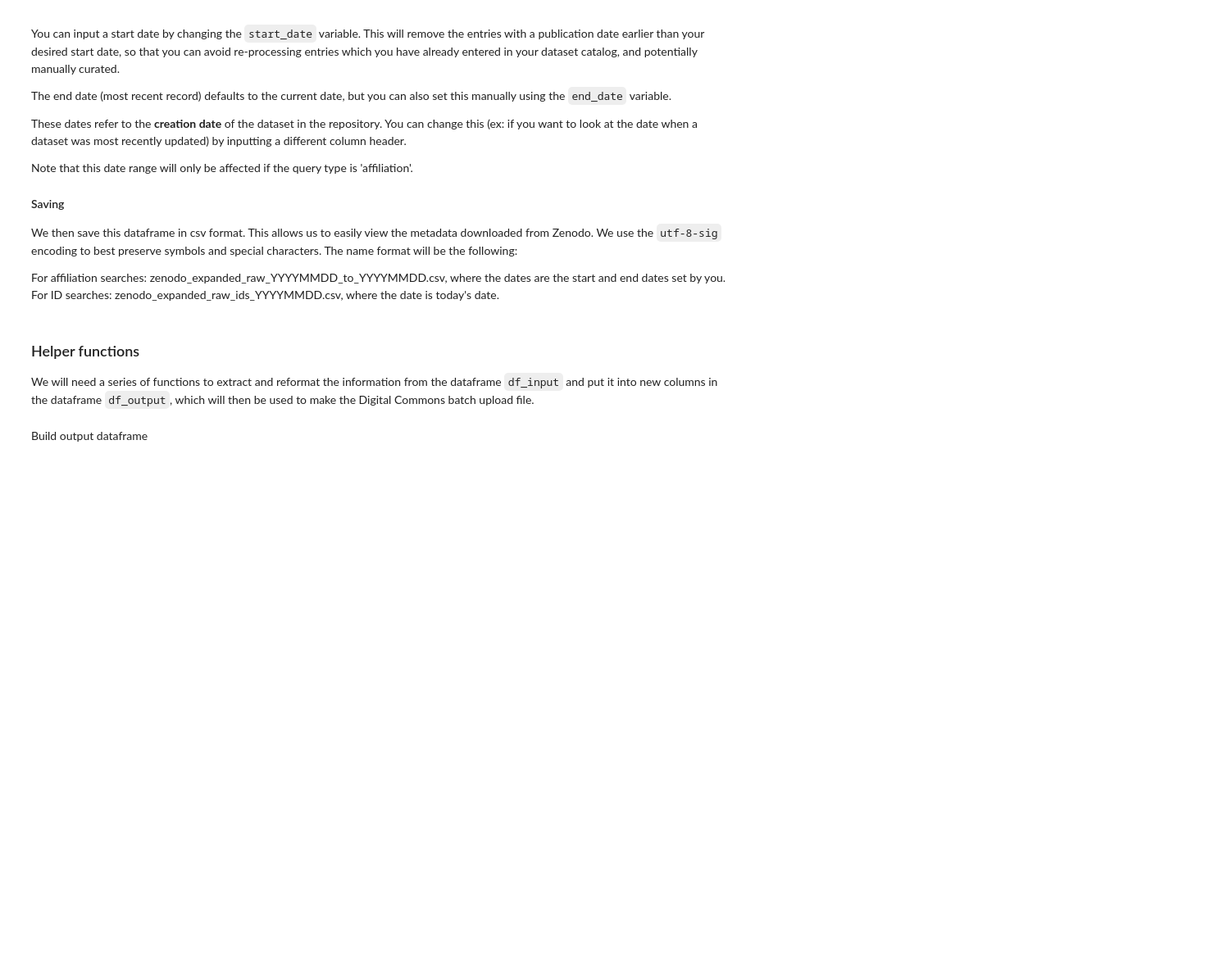
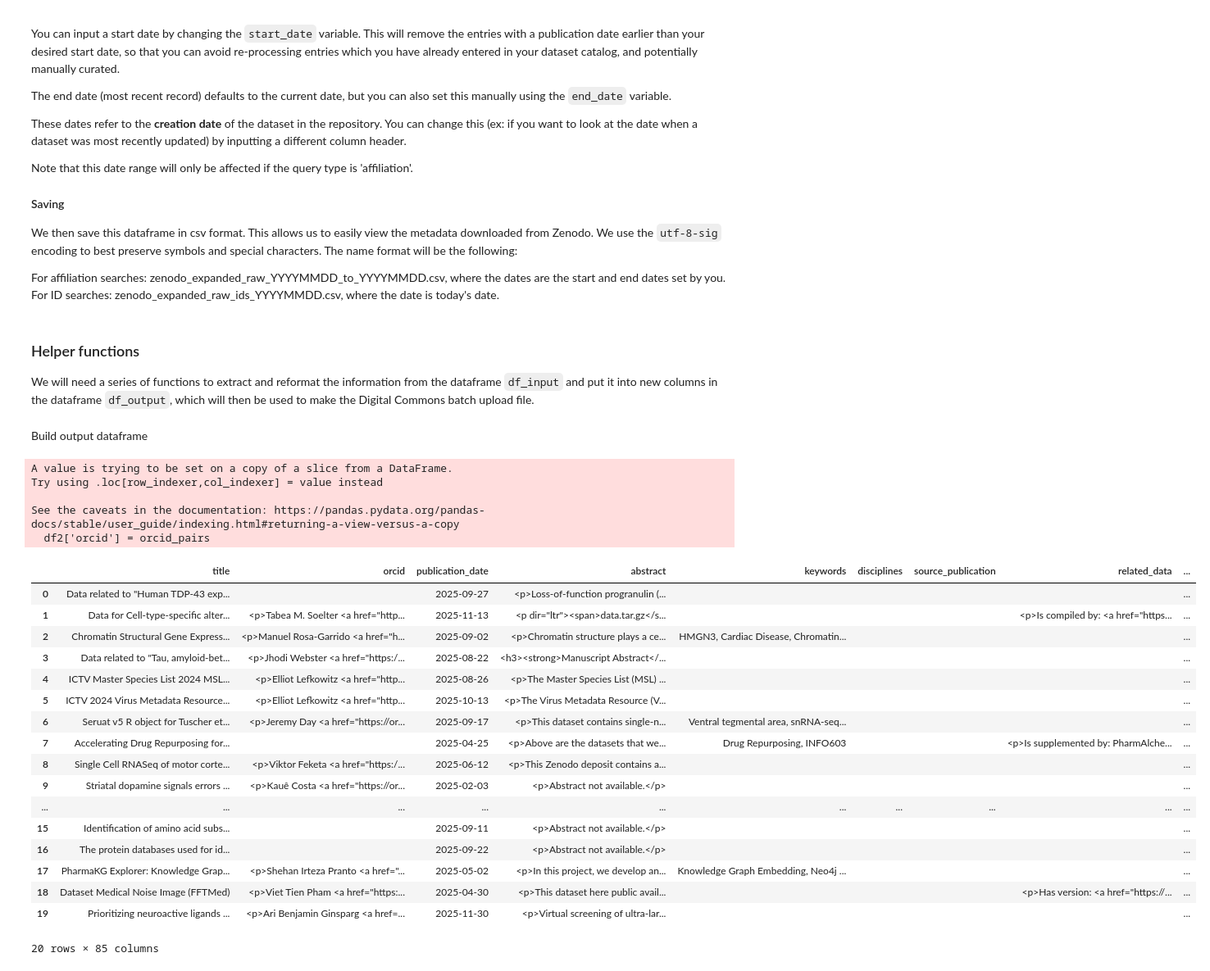
Before and after one commit to markuslibrary/uab-dataset-catalog, a Jupyter notebook: zenodo/zenodo_batch.ipynb, the cells around one changed output. Shown at 82% size. Saved outputs shown, nothing was run; the diff lists cells and outputs as text; code cells hidden in the pictures; blank space fills up the shorter version.

```diff
--- a/zenodo/zenodo_batch.ipynb
+++ b/zenodo/zenodo_batch.ipynb
@@ -192,23 +201,30 @@ license_dict = {"mit-license" : ["http://opensource.org/license/mit", "<p>This d
                 "cc-zero" : ["http://creativecommons.org/public-domain/cc0/", "<p>This data is public domain under the CC-0.0 License</p>"],
                 "cc-by-4.0" : ["http://creativecommons.org/licenses/by/4.0/", "<p>This data is available under the CC-BY 4.0 License</p>"],
                 "cc-by-nc-4.0" : ["http://creativecommons.org/licenses/by-nc/4.0/", "<p>This data is available under the CC-BY-NC 4.0 License</p>"],
+                "cc-by-sa-4.0" : ["http://creativecommons.org/licenses/by-sa/4.0/", "<p>This data is available under the CC-BY-SA 4.0 License</p>"],
                 "cc-by-2.0" : ["http://creativecommons.org/licenses/by/2.0/", "<p>This data is available under the CC-BY 2.0 License</p>"],
-                "cc-by" : ["http://creativecommons.org/licenses/by/1.0/", "<p>This data is available under the CC-BY License</p>"]
+                "cc-by" : ["http://creativecommons.org/licenses/by/1.0/", "<p>This data is available under the CC-BY License</p>"],
 }
 
 def add_license(df1, df2):
     '''Adds licensing information columns to df2. Finds the value of the column metadata.license.id in df1
-    and uses it as a key for license_dict to retrieve the url fo the license and the string we want displayed in html.
-    If there is no value in that row, there is no license shown. We assume this means the data is restricted.'''
+    and uses it as a key for license_dict to retrieve the url for the license and the string we want displayed in html.
+    Licenses (what will be contained in the distribution_license column of the output spreadsheet) are controlled values in Digital Commons.
+    Work with your DC rep to integrate the vocabulary in the dictionary license_dict.
+    If the license is not found in the dictionary, or is empty, the instructions will refer the user to view the repository for licensing and reuse information.'''
     licenses = [] # List for the license url
     access = [] # List for the string/text explaining access
     for license in df1['metadata.license.id']:
         if pd.notnull(license):
-            licenses.append(license_dict[license][0])
-            access.append(license_dict[license][1])
+            if license in license_dict:
+                licenses.append(license_dict[license][0])
+                access.append(license_dict[license][1])
+            else:
+                licenses.append('') # Append blank string if
+                access.append('<p>See dataset in repository for license and reuse information.</p>')
         else:
             licenses.append('') # Append blank string if there is no license for restricted data
-            access.append('<p>Access to this data is restricted.</p>')
+            access.append('<p>See dataset in repository for license and reuse information.</p>')
     df2['distribution_license'] = licenses
     df2['access_link'] = access
     return df2
@@ -217,8 +233,12 @@ def add_repo(df1, df2):
     '''Adds the repository in which the data is stored. Defaults to Zenodo, unless the dataset is in the Dryad community.'''
     repo_list = []
     for community in df1['metadata.communities']: # Iterates through metadata.communities in df1
-        if pd.notnull(community) and community[0]['id'] == 'dryad': # If there is a community listed and it is Dryad
-            repo_list.append('<p>Dryad</p>')
+        if pd.notnull(community):
+            for community_i in community:
+                if community_i['id'] == 'dryad': # If there is a community listed and it is Dryad
+                    repo_list.append('<p>Dryad</p>')
+                else:
+                    repo_list.append('<p>Zenodo</p>')
         else:
             repo_list.append('<p>Zenodo</p>')
     df2['external_rep'] = repo_list
@@ -393,6 +413,17 @@ def add_creators(df1, df2):
     df_out = pd.concat([df2_reset, df3_reset], axis=1)
 
     return df_out
+
+def add_abstract(df1, df2):
+    '''Adds abstract information in HTML formatting from df1 to df2. If no abstract is present, adds "Abstract not available".'''
+    abstracts =[]
+    for abstract in df1['metadata.description']:
+        if pd.notnull(abstract):
+            abstracts.append(to_html(abstract))
+        else:
+            abstracts.append('<p>Abstract not available.</p>')
+    df2['abstract'] = abstracts
+    return df2
 # %% [markdown]
 Build output dataframe
 # %%
@@ -408,37 +439,60 @@ df_output = add_orcid(df1=df_input, df2=df_output)
 df_output = add_col(df_input, "metadata.publication_date", df_output, "publication_date")
 
 # abstract
-df_output = add_col(df_input, "metadata.description", df_output, "abstract")
-df_output['abstract'] = df_output['abstract'].apply(to_html)
+df_output = add_abstract(df1=df_input, df2=df_output)
 
 # keywords
 df_output = add_col(df_input, "metadata.keywords", df_output, "keywords")
 df_output["keywords"] = df_output["keywords"].apply(list_to_string)
 
 # disciplines
 df_output["disciplines"] = "" #make blank column, we will need to fill in the values
 
 #source_publication
 df_output["source_publication"] = "" #make blank column, we will need to fill in the values
 
 # related_data
 df_output = add_related_items(df1=df_input, df2=df_output)
 
 # source_fulltext_url
 df_output = add_col(df_input, "doi_url", df_output, "source_fulltext_url")
 
 # external_rep
 df_output = add_repo(df1=df_input, df2=df_output)
 
 # distribution_license and access_link
 df_output = add_license(df1=df_input, df2=df_output)
 
 # funder_info
 df_output = add_funders(df1=df_input, df2=df_output)
 
 # author info
 df_output = add_creators(df1=df_input, df2=df_output)
 
 display(df_output)
 
 df_output.to_excel('batch-upload/zenodo_batch_upload_' + today + '.xlsx', index=False)
+# %% [output]
+A value is trying to be set on a copy of a slice from a DataFrame.
+Try using .loc[row_indexer,col_indexer] = value instead
+
+See the caveats in the documentation: https://pandas.pydata.org/pandas-docs/stable/user_guide/indexing.html#returning-a-view-versus-a-copy
+  df2['orcid'] = orcid_pairs
+|  | title | orcid | publication_date | abstract | keywords | disciplines | source_publication | related_data | ... |
+| 0 | Data related to "Human TDP-43 exp... |  | 2025-09-27 | <p>Loss-of-function progranulin (... |  |  |  |  | ... |
+| 1 | Data for Cell-type-specific alter... | <p>Tabea M. Soelter <a href="http... | 2025-11-13 | <p dir="ltr"><span>data.tar.gz</s... |  |  |  | <p>Is compiled by: <a href="https... | ... |
+| 2 | Chromatin Structural Gene Express... | <p>Manuel Rosa-Garrido <a href="h... | 2025-09-02 | <p>Chromatin structure plays a ce... | HMGN3, Cardiac Disease, Chromatin... |  |  |  | ... |
+| 3 | Data related to "Tau, amyloid-bet... | <p>Jhodi Webster <a href="https:/... | 2025-08-22 | <h3><strong>Manuscript Abstract</... |  |  |  |  | ... |
+| 4 | ICTV Master Species List 2024 MSL... | <p>Elliot Lefkowitz <a href="http... | 2025-08-26 | <p>The Master Species List (MSL) ... |  |  |  |  | ... |
+| 5 | ICTV 2024 Virus Metadata Resource... | <p>Elliot Lefkowitz <a href="http... | 2025-10-13 | <p>The Virus Metadata Resource (V... |  |  |  |  | ... |
+| 6 | Seruat v5 R object for Tuscher et... | <p>Jeremy Day <a href="https://or... | 2025-09-17 | <p>This dataset contains single-n... | Ventral tegmental area, snRNA-seq... |  |  |  | ... |
+| 7 | Accelerating Drug Repurposing for... |  | 2025-04-25 | <p>Above are the datasets that we... | Drug Repurposing, INFO603 |  |  | <p>Is supplemented by: PharmAlche... | ... |
+| 8 | Single Cell RNASeq of motor corte... | <p>Viktor Feketa <a href="https:/... | 2025-06-12 | <p>This Zenodo deposit contains a... |  |  |  |  | ... |
+| 9 | Striatal dopamine signals errors ... | <p>Kauê Costa <a href="https://or... | 2025-02-03 | <p>Abstract not available.</p> |  |  |  |  | ... |
+| ... | ... | ... | ... | ... | ... | ... | ... | ... | ... |
+| 15 | Identification of amino acid subs... |  | 2025-09-11 | <p>Abstract not available.</p> |  |  |  |  | ... |
+| 16 | The protein databases used for id... |  | 2025-09-22 | <p>Abstract not available.</p> |  |  |  |  | ... |
+| 17 | PharmaKG Explorer: Knowledge Grap... | <p>Shehan Irteza Pranto <a href="... | 2025-05-02 | <p>In this project, we develop an... | Knowledge Graph Embedding, Neo4j ... |  |  |  | ... |
+| 18 | Dataset Medical Noise Image (FFTMed) | <p>Viet Tien Pham <a href="https:... | 2025-04-30 | <p>This dataset here public avail... |  |  |  | <p>Has version: <a href="https://... | ... |
+| 19 | Prioritizing neuroactive ligands ... | <p>Ari Benjamin Ginsparg <a href=... | 2025-11-30 | <p>Virtual screening of ultra-lar... |  |  |  |  | ... |
+20 rows × 85 columns
```
Also changed, not shown: parts of 2 cells of this notebook.
